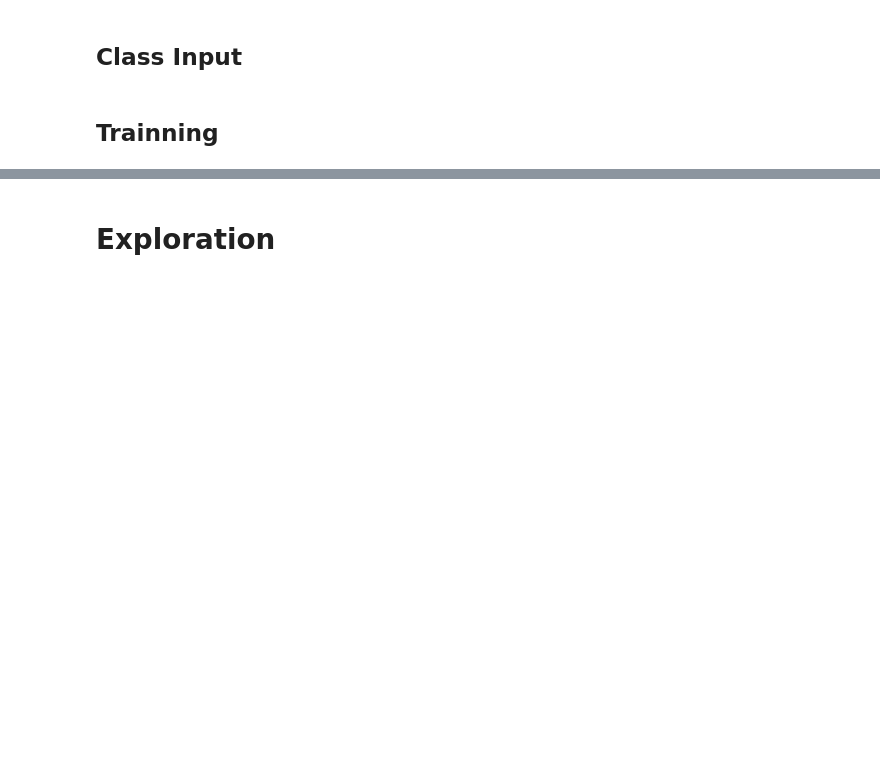
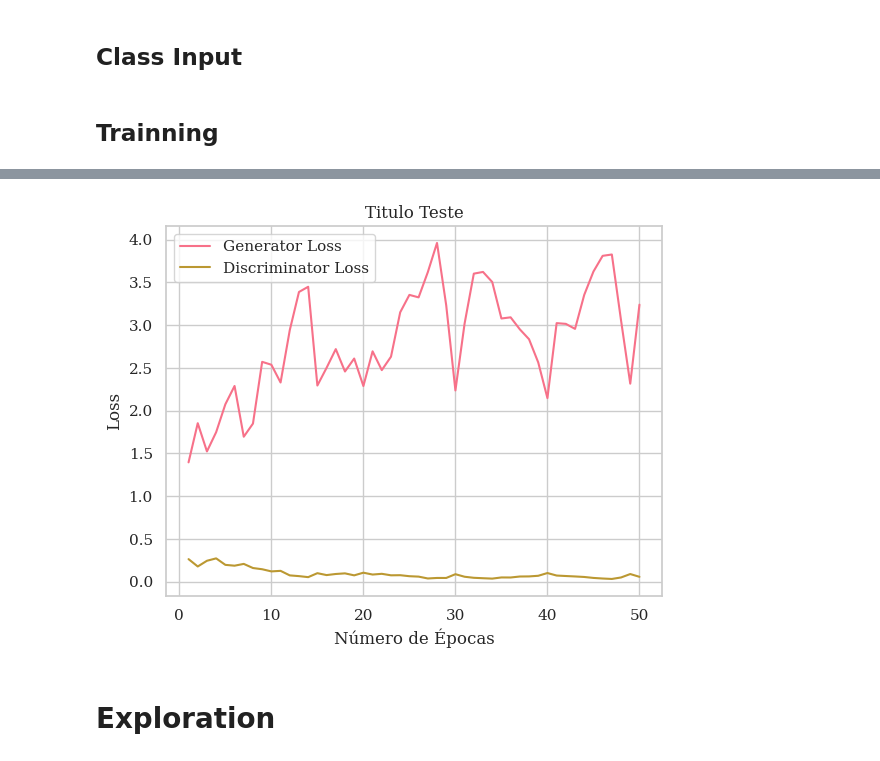
Before and after one commit to teaching-FEEC/dgm-2023.2, a Jupyter notebook: projetos/EEG_Data_Synth/notebooks/GANs/GAN_Time_Series.ipynb, the cells around one changed output, grey strips where cells are left out. Saved outputs shown, nothing was run; the diff lists cells and outputs as text; code cells hidden in the pictures; blank space fills up the shorter version.

Commit message:
Adding Testes_Finais and GAN_Time_Series notebook modifications for final tests

```diff
--- a/projetos/EEG_Data_Synth/notebooks/GANs/GAN_Time_Series.ipynb
+++ b/projetos/EEG_Data_Synth/notebooks/GANs/GAN_Time_Series.ipynb
@@ -569,3 +560,21 @@ KeyboardInterrupt:
+# %%
+### Os gráficos serão salvos dentro da pasta Testes_Finais/nome_da_pasta
+nome_da_pasta = "arquitetura_gan"
+nome_do_arquivo = "nome_teste"
+titulo = "Titulo Teste"
+
+path = "Testes_Finais/" + nome_da_pasta + "/" + nome_do_arquivo + ".png"
+plt.plot(range(1,n_epochs+1), gen_loss, label="Generator Loss")
+plt.plot(range(1,n_epochs+1), disc_loss,label="Discriminator Loss"  )
+plt.xlabel("Número de Épocas")
+plt.ylabel("Loss")
+plt.title(titulo)
+plt.legend()
+plt.savefig(path)
+
+plt.show()
+# %% [output]
+[figure, added]
 # %% [markdown]
 # Exploration
 # %%
```
Also changed, not shown: parts of 9 cells of this notebook, 1 other file.
